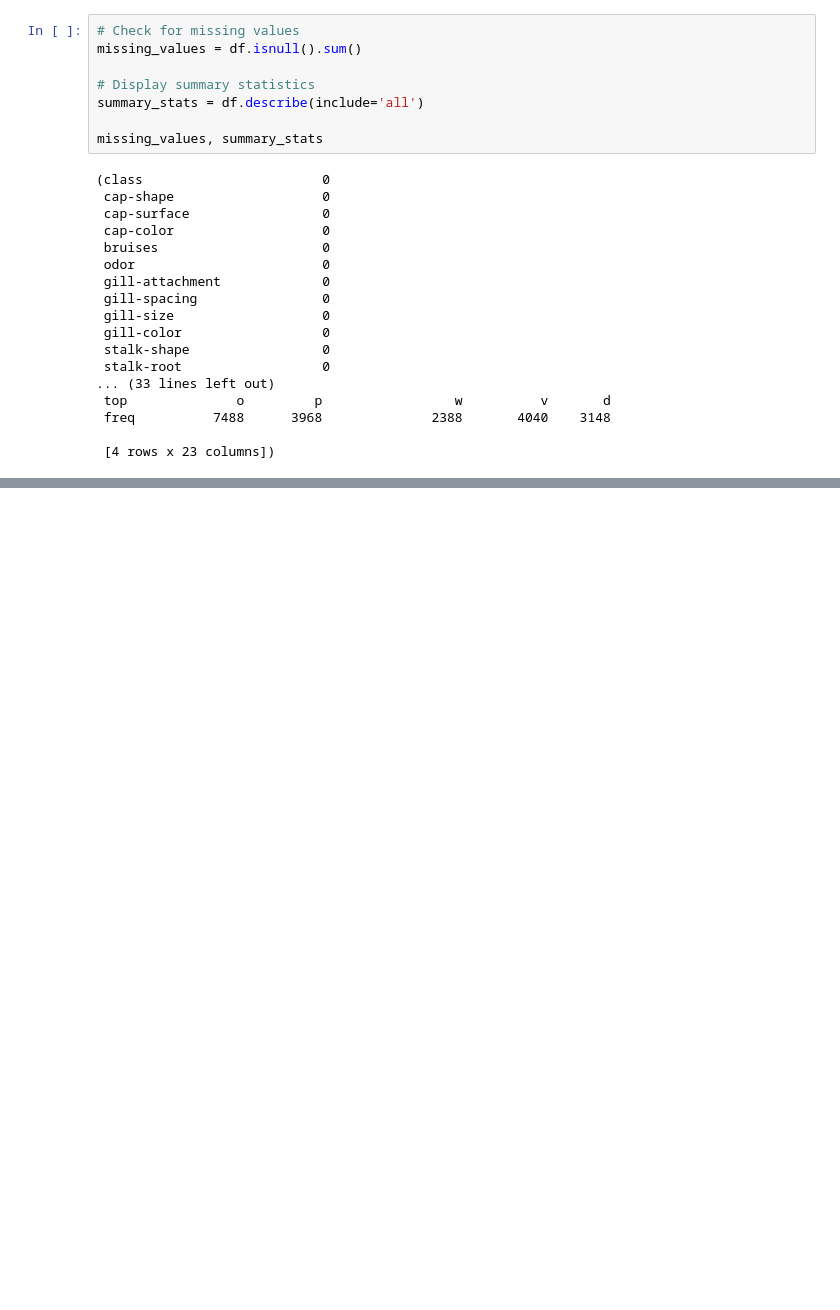
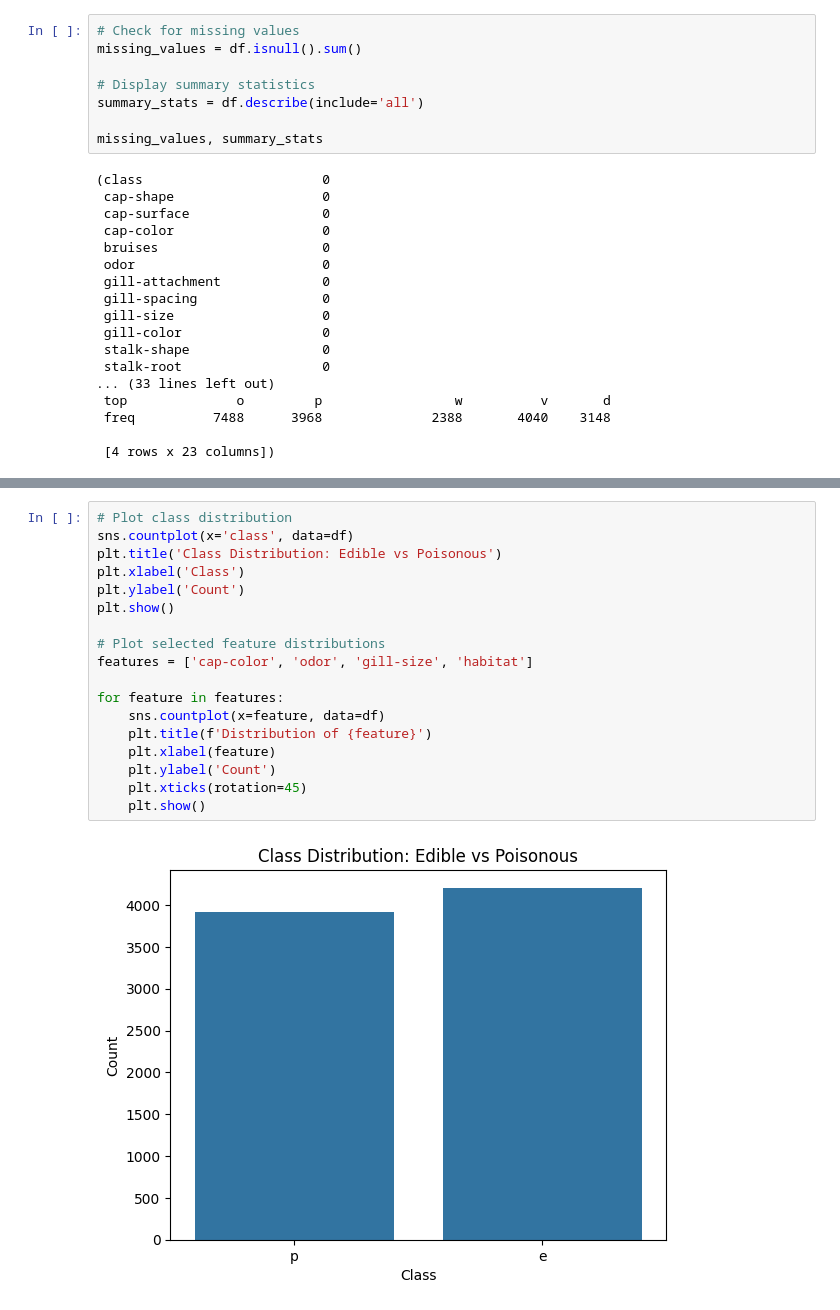
Before and after one commit to Kiruthikaa2512/ml_classification_kiruthikaa, a Jupyter notebook: classification_ml_kiruthikaa.ipynb, the cells around one changed output, grey strips where cells are left out. Drawn from its saved outputs; the diff is of its cells as text; blank space fills up the shorter version.

```diff
--- a/classification_ml_kiruthikaa.ipynb
+++ b/classification_ml_kiruthikaa.ipynb
@@ -104,0 +109,20 @@ missing_values, summary_stats
+# %%
+# Plot class distribution
+sns.countplot(x='class', data=df)
+plt.title('Class Distribution: Edible vs Poisonous')
+plt.xlabel('Class')
+plt.ylabel('Count')
+plt.show()
+
+# Plot selected feature distributions
+features = ['cap-color', 'odor', 'gill-size', 'habitat']
+
+for feature in features:
+    sns.countplot(x=feature, data=df)
+    plt.title(f'Distribution of {feature}')
+    plt.xlabel(feature)
+    plt.ylabel('Count')
+    plt.xticks(rotation=45)
+    plt.show()
+# %% [output]
+[figure, added]
```
Also changed, not shown: parts of 20 cells of this notebook, 2 other files.
